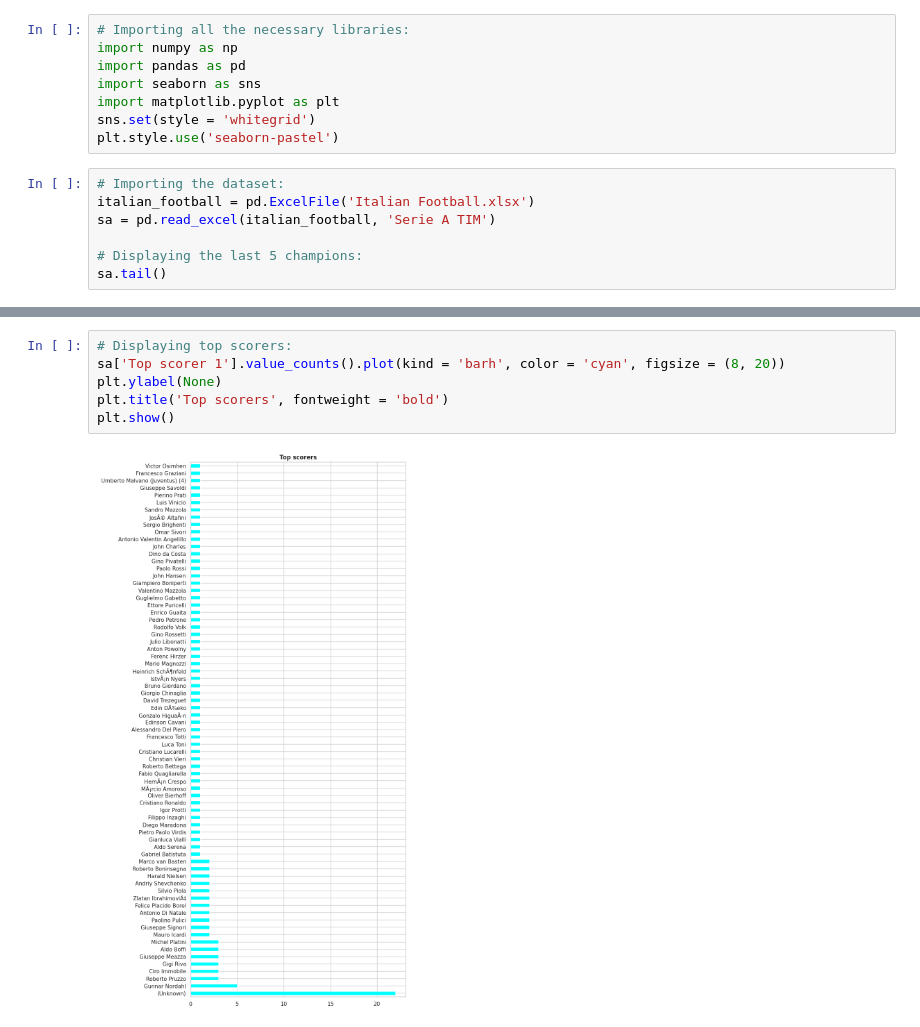
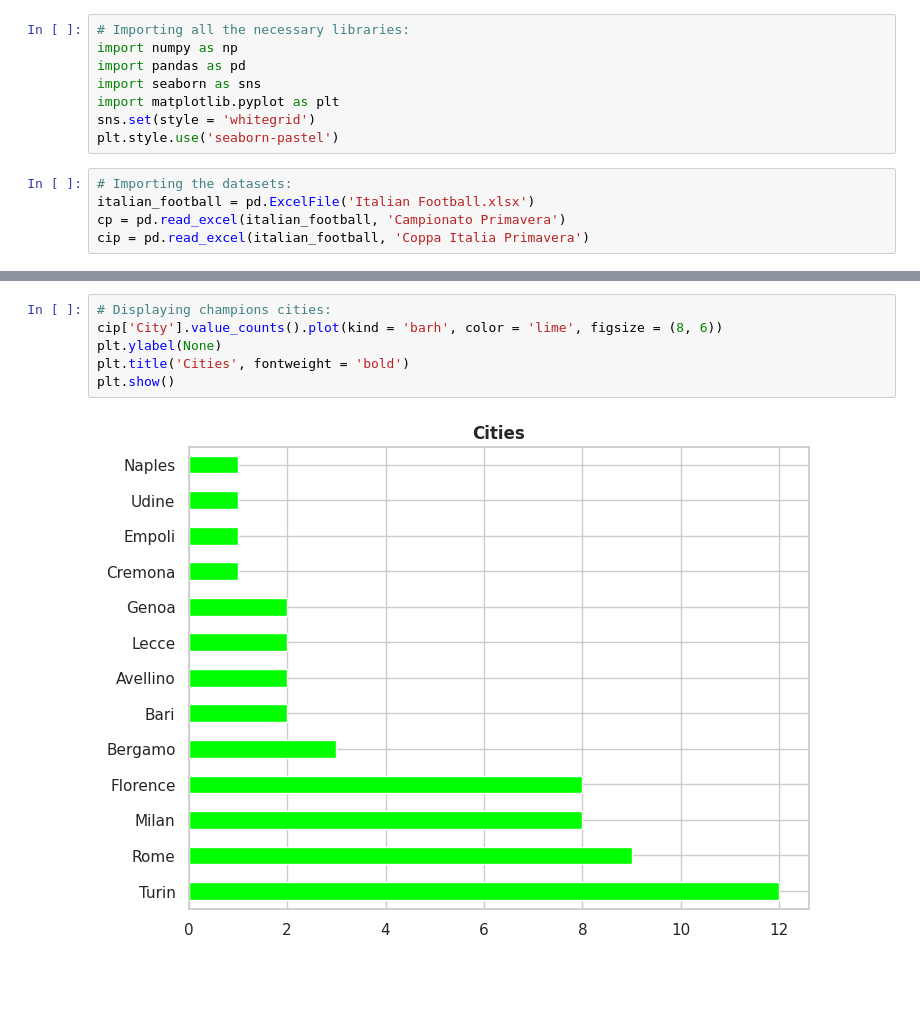
Before and after one commit to guilhermelaviola/SoccerCompetitionsStudy, a Jupyter notebook: ItalianPrimaveraCompetitions.ipynb, the cells around one changed output, grey strips where cells are left out. Drawn from its saved outputs; the diff is of its cells as text; blank space fills up the shorter version.

```diff
--- a/ItalianPrimaveraCompetitions.ipynb
+++ b/ItalianPrimaveraCompetitions.ipynb
@@ -9,9 +9,7 @@ import matplotlib.pyplot as plt
 sns.set(style = 'whitegrid')
 plt.style.use('seaborn-pastel')
 # %%
-# Importing the dataset:
+# Importing the datasets:
 italian_football = pd.ExcelFile('Italian Football.xlsx')
-sa = pd.read_excel(italian_football, 'Serie A TIM')
-
-# Displaying the last 5 champions:
-sa.tail()
+cp = pd.read_excel(italian_football, 'Campionato Primavera')
+cip = pd.read_excel(italian_football, 'Coppa Italia Primavera')
@@ -96,9 +100,9 @@ plt.show()
 # %%
-# Displaying top scorers:
-sa['Top scorer 1'].value_counts().plot(kind = 'barh', color = 'cyan', figsize = (8, 20))
+# Displaying champions cities:
+cip['City'].value_counts().plot(kind = 'barh', color = 'lime', figsize = (8, 6))
 plt.ylabel(None)
-plt.title('Top scorers', fontweight = 'bold')
+plt.title('Cities', fontweight = 'bold')
 plt.show()
 # %% [output]
-[figure, old version]
+[figure, new version]
 # %%
```
Also changed, not shown: parts of 16 cells of this notebook.
